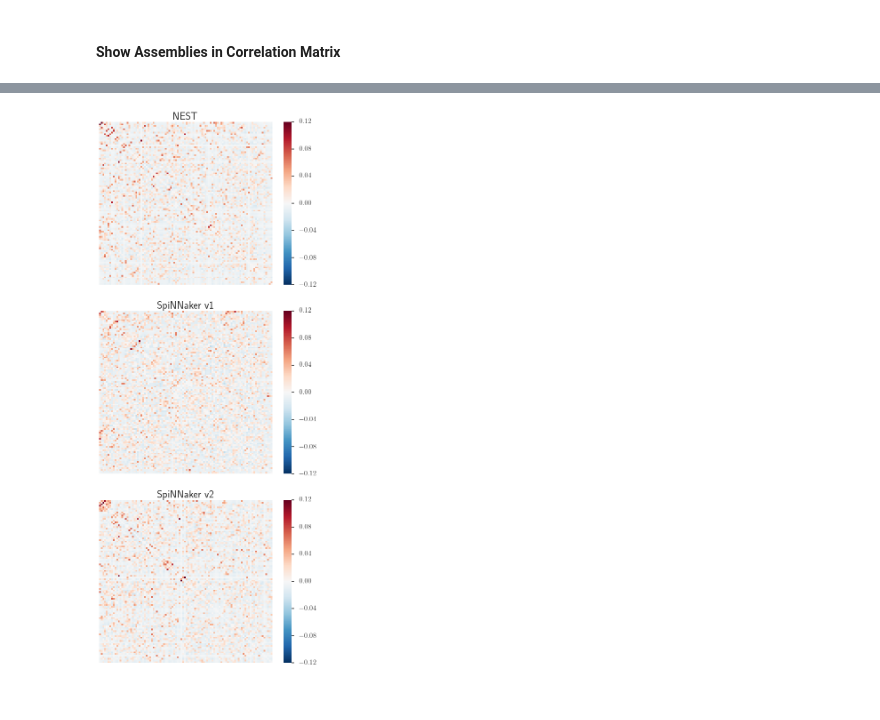
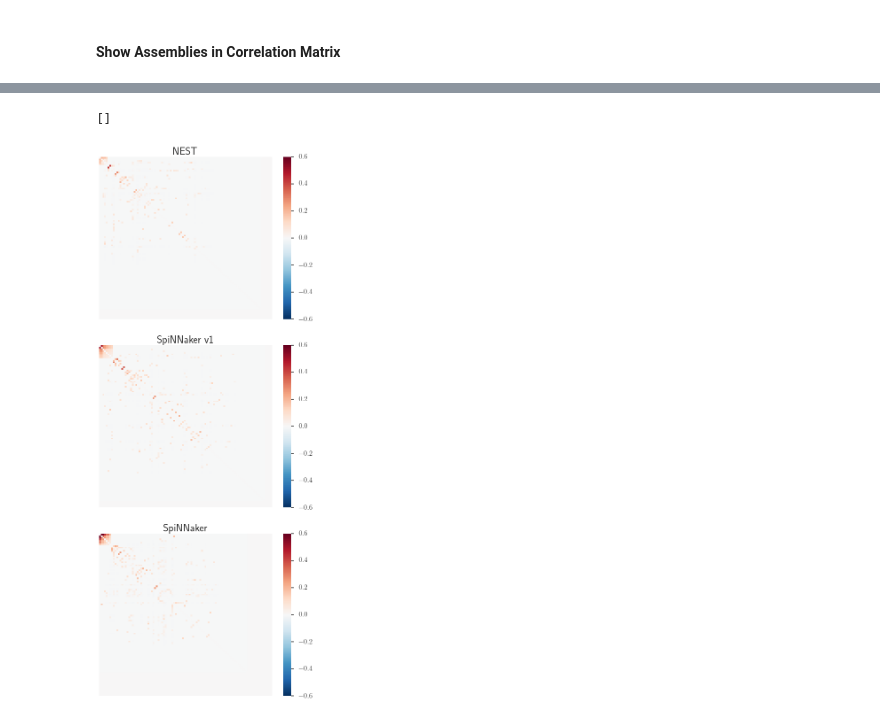
Before and after one commit to rgutzen/ValidationTools, a Jupyter notebook: Validation_Book_poster_INM.ipynb, the cells around one changed output, grey strips where cells are left out. Drawn from its saved outputs; the diff is of its cells as text; code cells hidden in the pictures.

```diff
--- a/Validation_Book_poster_INM.ipynb
+++ b/Validation_Book_poster_INM.ipynb
@@ -147,9 +150,0 @@ fontsize(ax, font_size)
-# %%
-from neo import SpikeTrain
-def shift_to_0(sts):
-    sts_shifted = [0] * len(sts)
-    for st_count, st in enumerate(sts):
-        if st.t_start.magnitude > 0:
-            st.t_start = 0*ms
-            sts[st_count] = SpikeTrain(st.times - 500*ms, t_start=0*ms, t_stop=10000*ms)
-    return sts
@@ -560,18 +536,18 @@ fig, ax = plt.subplots(nrows=3, ncols=1, figsize=(8,18))
 fig.tight_layout()
 sns.set_context('poster')
 
-corr_matrix_nest = matstat.corr_matrix(shift_to_0(spiketrains_nest[1]))
-corr_matrix_spinnaker_v1 = matstat.corr_matrix(spiketrains_spinnaker[1])
-corr_matrix_spinnaker_v2 = matstat.corr_matrix(spiketrains_spinnaker2[1])
+corr_matrix_nest = matstat.corr_matrix(shift_to_0(spiketrains_nest[0]))
+corr_matrix_spinnaker_v1 = matstat.corr_matrix(spiketrains_spinnaker[0])
+corr_matrix_spinnaker_v2 = matstat.corr_matrix(spiketrains_spinnaker2[0])
 
-vmin = -0.12
-vmax = 0.12
+vmin = -0.1
+vmax = 0.6
 
 ax[0].set_title('NEST', fontsize=font_size-2)
 matstat.plot_matrix(corr_matrix_nest, ax[0], remove_autocorr=True, vmin=vmin, vmax=vmax)
 ax[1].set_title('SpiNNaker v1', fontsize=font_size-2)
 matstat.plot_matrix(corr_matrix_spinnaker_v1, ax[1], remove_autocorr=True, vmin=vmin, vmax=vmax)
-ax[2].set_title('SpiNNaker v2', fontsize=font_size-2)
+ax[2].set_title('SpiNNaker', fontsize=font_size-2)
 matstat.plot_matrix(corr_matrix_spinnaker_v2, ax[2], remove_autocorr=True, vmin=vmin, vmax=vmax)
 # plt.savefig('/home/robin/Sciebo/Poster/images/ccmatrix_simulation_pre.eps')
 # %% [output]
@@ -756,11 +729,14 @@ EWs_3, EVs_3 = eigh(corr_matrix_spinnaker_v2)
 # sns.set(style='ticks', palette='Set2', context='poster')
 fig, ax = plt.subplots(nrows=3, ncols=1, figsize=(13,12), sharex=True)
 # fig.tight_layout()
+EW_max = max([max(EWs_3),max(EWs_2),max(EWs_1)])
+EW_min = min([min(EWs_3),min(EWs_2),min(EWs_1)])
+edges = np.linspace(EW_min, EW_max, 40)
 
-ymax = 1.4
-ymin = 0.7
+ymax = EW_max
+ymin = 0
 
-edges, axhist1, tw_bound1 = matstat.eigenvalue_significance(EWs_1, ax[0], bins=15, N=N, B=B, ylim=(ymin,ymax),
+_ , axhist1, tw_bound1 = matstat.eigenvalue_significance(EWs_1, ax[0], bins=edges, N=N, B=B, ylim=(ymin,ymax),
                                      color=[0.4,0.4,0.4], mute=True)
 xmax1 = axhist1.get_xlim()
 ax[0].legend(['NEST'], loc=2, fontsize=font_size+6)
@@ -800,5 +776,5 @@ fontsize(ax[1], font_size+8)
 fontsize(axhist2, font_size+8)
 fontsize(ax[2], font_size+8)
 fontsize(axhist3, font_size+8)
-plt.savefig('/home/robin/Sciebo/Poster/images/eigenvalues_simulation.eps')
+# plt.savefig('/home/robin/Sciebo/Poster/images/eigenvalues_simulation.eps')
 # %% [output]
@@ -834,12 +808,12 @@ fontsize(ax[2], font_size+4)
 # %%
 print "\033[36mSample NEST\033[0m\n"
-__, corr_order_nest = matstat.detect_assemblies(EVs_1, EWs_1, detect_by=.2, EW_lim=tw_bound1, sort=True, jupyter=True)
+__, corr_order_nest = matstat.detect_assemblies(EVs_1, EWs_1, detect_by=.13, EW_lim=tw_bound1, sort=True, jupyter=True)
 
 print "\033[36mSample SpiNNaker v1\033[0m\n"
-__, corr_order_spinnaker_v1 = matstat.detect_assemblies(EVs_2, EWs_2, detect_by=.2, EW_lim=tw_bound2, sort=True, jupyter=True)
+__, corr_order_spinnaker_v1 = matstat.detect_assemblies(EVs_2, EWs_2, detect_by=.13, EW_lim=tw_bound2, sort=True, jupyter=True)
 
 print "\033[36mSample SpiNNaker v2\033[0m\n"
-__, corr_order_spinnaker_v2 = matstat.detect_assemblies(EVs_3, EWs_3, detect_by=.2, EW_lim=tw_bound3, sort=True, jupyter=True)
+__, corr_order_spinnaker_v2 = matstat.detect_assemblies(EVs_3, EWs_3, detect_by=.13, EW_lim=tw_bound3, sort=True, jupyter=True)
 # %% [output]
 Sample NEST
 
@@ -919,33 +870,34 @@ fig, ax = plt.subplots(nrows=3, ncols=1, figsize=(8,18))
 fig.tight_layout()
 
 ordered_matrix_nest = corr_matrix_nest[corr_order_nest, :][:, corr_order_nest]
 ordered_matrix_spinnaker_v1 = corr_matrix_spinnaker_v1[corr_order_spinnaker_v1, :][:, corr_order_spinnaker_v1]
 ordered_matrix_spinnaker_v2 = corr_matrix_spinnaker_v2[corr_order_spinnaker_v2, :][:, corr_order_spinnaker_v2]
 
-vmin = -0.12
-vmax = 0.12
+vmin = -.1
+vmax = .6
 
 ax[0].set_title('NEST', fontsize=font_size)
 matstat.plot_matrix(ordered_matrix_nest, ax[0], labels=corr_order_nest, remove_autocorr=True, vmin=vmin, vmax=vmax)
 ax[0].set_xticks([])
 ax[0].set_yticks([])
 ax[0].set_xticklabels([])
 ax[0].set_yticklabels([])
 
 ax[1].set_title('SpiNNaker v1', fontsize=font_size)
 matstat.plot_matrix(ordered_matrix_spinnaker_v1, ax[1], labels=corr_order_spinnaker_v1, remove_autocorr=True, vmin=vmin, vmax=vmax)
 ax[1].set_xticks([])
 ax[1].set_yticks([])
 ax[1].set_xticklabels([])
 ax[1].set_yticklabels([])
 
 ax[2].set_title('SpiNNaker v2', fontsize=font_size)
 matstat.plot_matrix(ordered_matrix_spinnaker_v2, ax[2], labels=corr_order_spinnaker_v2, remove_autocorr=True, vmin=vmin, vmax=vmax)
 ax[2].set_xticks([])
 ax[2].set_yticks([])
 ax[2].set_xticklabels([])
 ax[2].set_yticklabels([])
 
 # plt.savefig('/home/robin/Sciebo/Poster/images/ccmatrix_simulation_post.eps')
 # %% [output]
+[]
-[figure, old version]
+[figure, new version]
```
Also changed, not shown: parts of 28 cells of this notebook, 36 other files.
